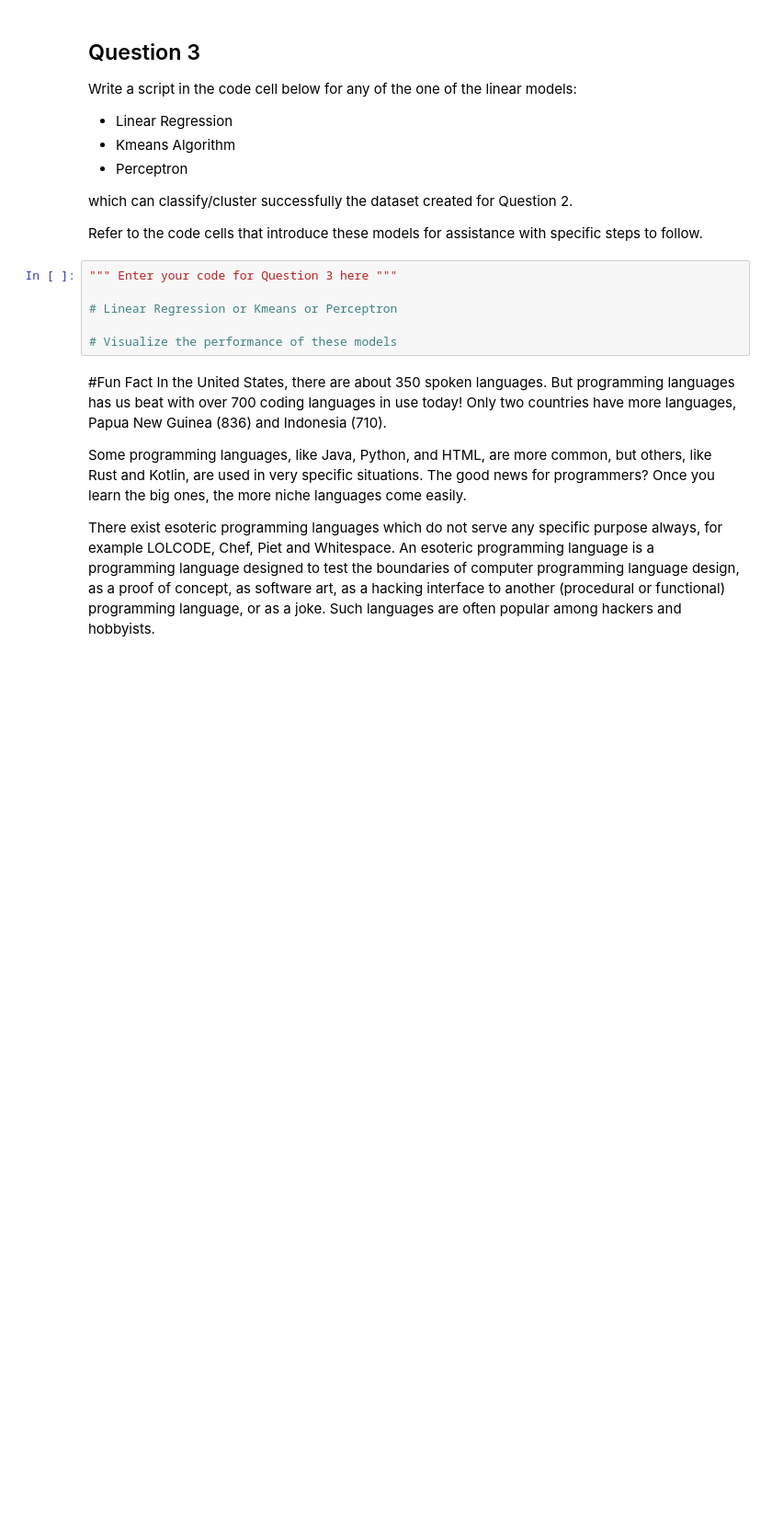
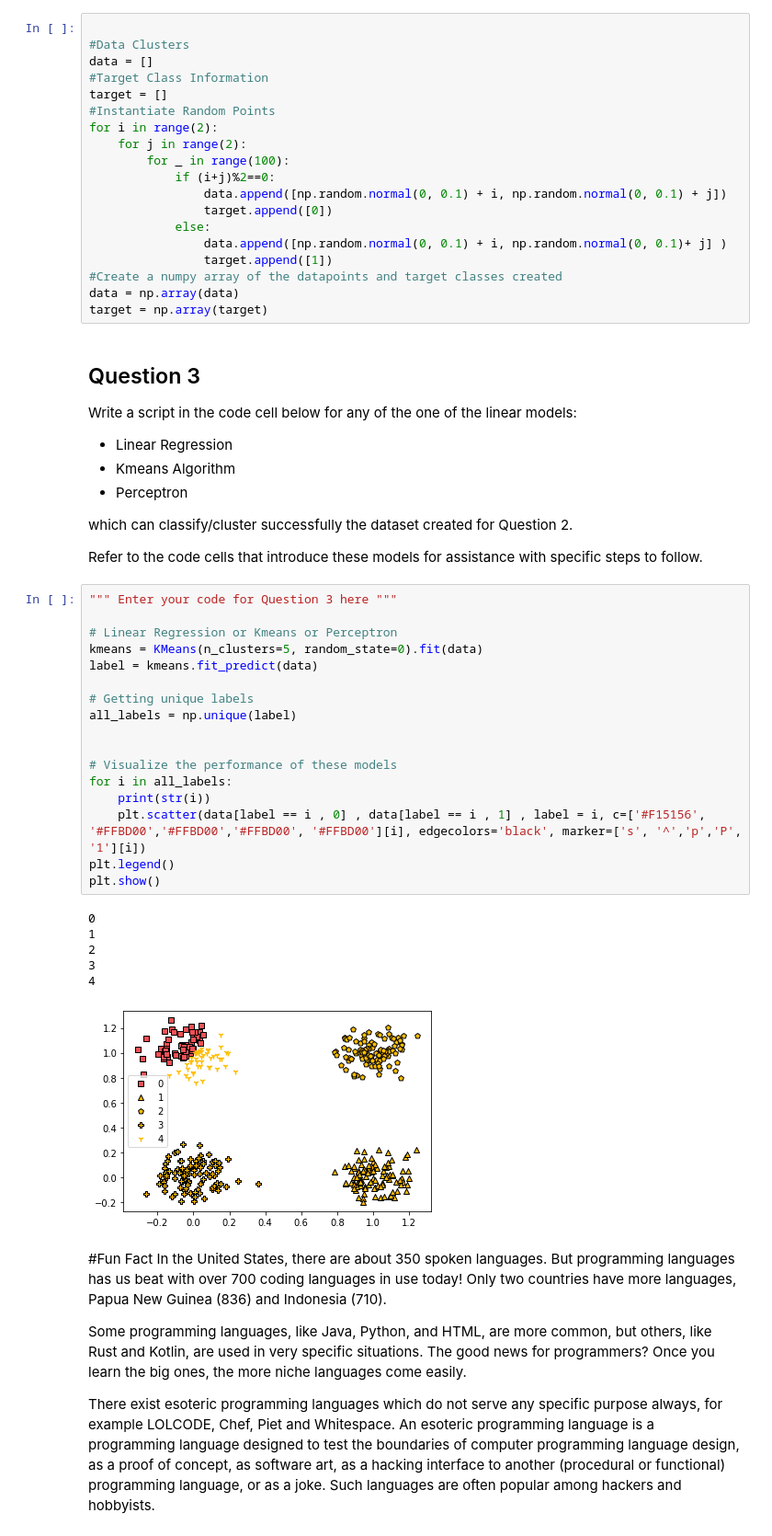
Before and after one commit to MAnn223/FutureMakers2022, a Jupyter notebook: Day_3_Intro_to_Deep_Learning_MA.ipynb, the cells around one changed output. Shown at 92% size. Saved outputs shown, nothing was run; the diff lists cells and outputs as text; blank space fills up the shorter version.

```diff
--- a/Day_3_Intro_to_Deep_Learning_MA.ipynb
+++ b/Day_3_Intro_to_Deep_Learning_MA.ipynb
@@ -248,3 +241,22 @@ Hint2: *Look at the dataset generated by the KMeans clustering above --- that is
+# %%
+
+#Data Clusters
+data = []
+#Target Class Information
+target = []
+#Instantiate Random Points
+for i in range(2):
+    for j in range(2):
+        for _ in range(100):
+            if (i+j)%2==0:
+                data.append([np.random.normal(0, 0.1) + i, np.random.normal(0, 0.1) + j])
+                target.append([0])
+            else:
+                data.append([np.random.normal(0, 0.1) + i, np.random.normal(0, 0.1)+ j] )
+                target.append([1])
+#Create a numpy array of the datapoints and target classes created
+data = np.array(data)
+target = np.array(target)
 # %% [markdown]
 ## Question 3
 Write a script in the code cell below for any of the one of the linear models:
@@ -255,12 +267,30 @@ Write a script in the code cell below for any of the one of the linear models:
 which can classify/cluster successfully the dataset created for Question 2.
 
 Refer to the code cells that introduce these models for assistance with specific steps to follow.
-# %%
-""" Enter your code for Question 3 here """
-
-# Linear Regression or Kmeans or Perceptron
-
-# Visualize the performance of these models
+# %%
+""" Enter your code for Question 3 here """
+
+# Linear Regression or Kmeans or Perceptron
+kmeans = KMeans(n_clusters=5, random_state=0).fit(data)
+label = kmeans.fit_predict(data)
+
+# Getting unique labels
+all_labels = np.unique(label)
+
+
+# Visualize the performance of these models
+for i in all_labels:
+    print(str(i))
+    plt.scatter(data[label == i , 0] , data[label == i , 1] , label = i, c=['#F15156', '#FFBD00','#FFBD00','#FFBD00', '#FFBD00'][i], edgecolors='black', marker=['s', '^','p','P', '1'][i])
+plt.legend()
+plt.show()
+# %% [output]
+0
+1
+2
+3
+4
+[figure, added]
 # %% [markdown]
 #Fun Fact
 In the United States, there are about 350 spoken languages. But programming languages has us beat with over 700 coding languages in use today! Only two countries have more languages, Papua New Guinea (836) and Indonesia (710).
```
Also changed, not shown: parts of 14 cells of this notebook.
